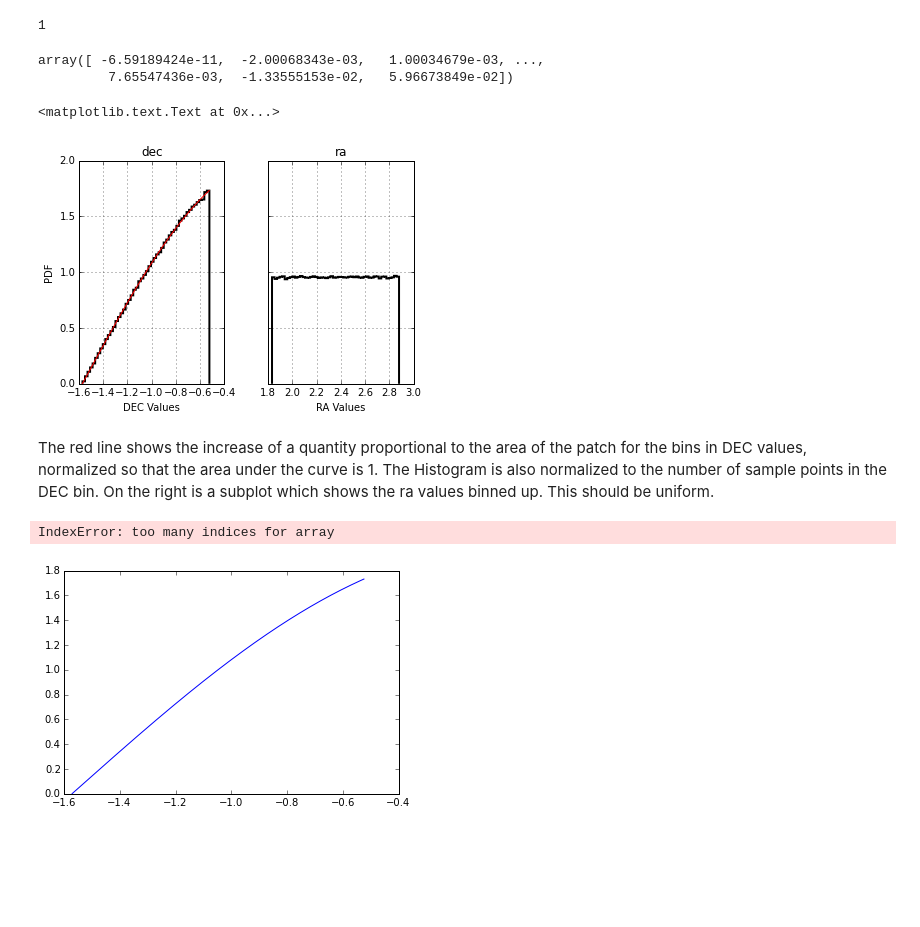
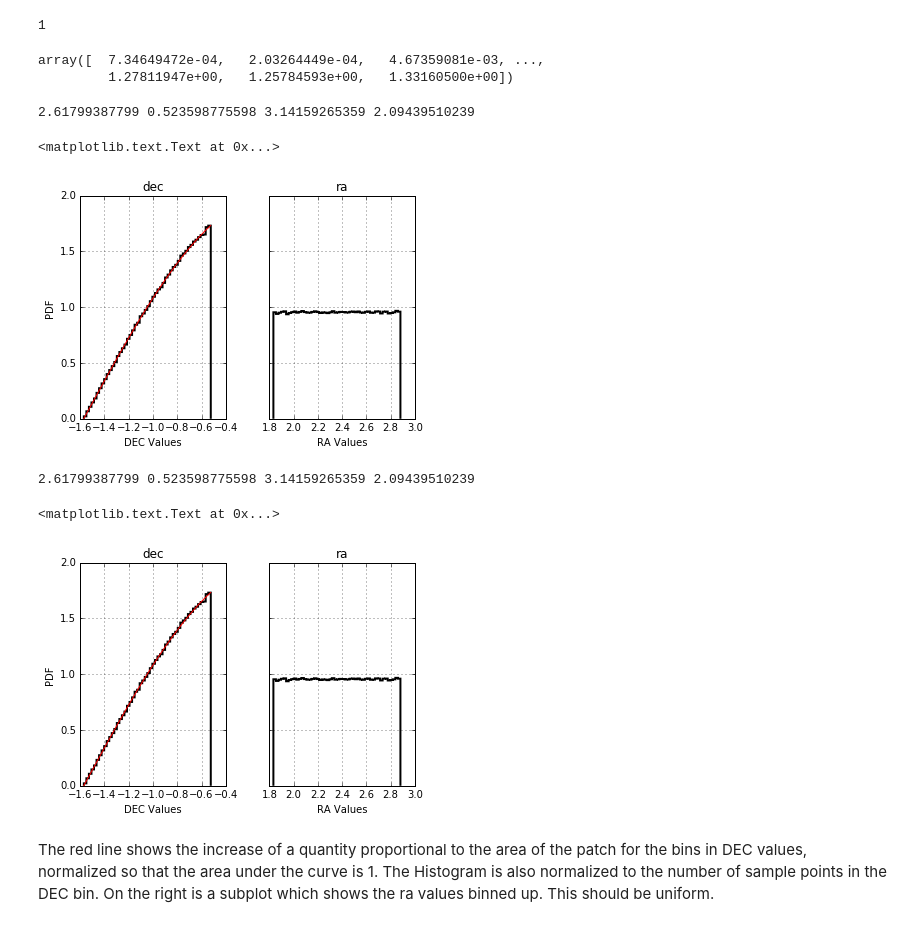
Before and after one commit to lsst-sims/legacy_sims_utils, a Jupyter notebook: examples/Using_samplingFunctions.ipynb, the cells around one changed output. Cells and saved outputs as stored; diff of their text form; code cells hidden in the pictures; blank space fills up the shorter version.

```diff
--- a/examples/Using_samplingFunctions.ipynb
+++ b/examples/Using_samplingFunctions.ipynb
@@ -57,33 +83,41 @@ np.unique(np.diff(tvals)).size
 # %% [output]
 1
 # %%
-np.histogram(dense_samps[1], bins=tvals, normed=True)[0] - areaPropTo(tvals, tshift)[:-1]/normval
+np.histogram(np.radians(dense_samps[1]), bins=tvals, normed=True)[0] - areaPropTo(tvals, tshift)[:-1]/normval
 # %% [output]
-array([ -6.59189424e-11,  -2.00068343e-03,   1.00034679e-03, ...,
-         7.65547436e-03,  -1.33555153e-02,   5.96673849e-02])
+array([  7.34649472e-04,   2.03264449e-04,   4.67359081e-03, ...,
+         1.27811947e+00,   1.25784593e+00,   1.33160500e+00])
 # %%
 tmp = areaPropTo(tvals, tshift)
 normval = np.unique(np.diff(tvals))[0] * np.sum(tmp[:-1])
 # %%
 import pandas as pd
 dense_samps = samplePatchOnSphere(phi=phi_center, theta=theta_center, delta=delta_val, size=1000000, seed=42)
-df = pd.DataFrame({'ra': dense_samps[0], 'dec': dense_samps[1]})
+df = pd.DataFrame({'ra': np.radians(dense_samps[0]), 'dec': np.radians(dense_samps[1])})
 axs = df.hist(sharey=True, **{'histtype':'step', 'lw':2, 'color':'k', 'normed':True, 'bins':50})
 axs[0,0].set_ylabel('PDF')
 axs[0,0].plot(tvals[:-1], areaPropTo(tvals, tshift)[:-1]/normval,'r-')
 axs[0,0].set_xlabel('DEC Values')
 axs[0,1].set_xlabel('RA Values')
 # %% [output]
-<matplotlib.text.Text at 0x...>
+2.61799387799 0.523598775598 3.14159265359 2.09439510239
+<matplotlib.text.Text at 0x...>
-[figure, old version]
+[figure, new version]
+# %%
+import pandas as pd
+dense_samps = samplePatchOnSphere(phi=phi_center, theta=theta_center, delta=delta_val, size=1000000, seed=42)
+df = pd.DataFrame({'ra': np.radians(dense_samps[0]), 'dec': np.radians(dense_samps[1])})
+axs = df.hist(sharey=True, **{'histtype':'step', 'lw':2, 'color':'k', 'normed':True, 'bins':50})
+axs[0,0].set_ylabel('PDF')
+axs[0,0].plot(tvals[:-1], areaPropTo(tvals, tshift)[:-1]/normval,'r-')
+axs[0,0].set_xlabel('DEC Values')
+axs[0,1].set_xlabel('RA Values')
+# %% [output]
+2.61799387799 0.523598775598 3.14159265359 2.09439510239
+<matplotlib.text.Text at 0x...>
+[figure, added]
 # %% [markdown]
 The red line shows the increase of a quantity proportional to the area of the patch for the bins in DEC values, normalized so that the area under the curve is 1. The Histogram is also normalized to the number of sample points in the DEC bin. On the right is a subplot which shows the ra values binned up. This should be uniform.
-# %%
-plt.plot(tvals[:-1], areaPropTo(tvals, tshift)[:-1]/normval)
-plt.plot(tvals[:,-1], np.histogram(dense_samps[1], bins=tvals[:-1])[0])
-# %% [output]
-IndexError: too many indices for array
-[figure, removed]
 # %%
 plt.plot(tvals[:-2], np.histogram(dense_samps[1], bins=tvals[:-1], normed=True)[0])
 plt.plot(tvals[:-1], areaPropTo(tvals, tshift)[:-1]/normval, 'r')
```
Also changed, not shown: parts of 19 cells of this notebook.
